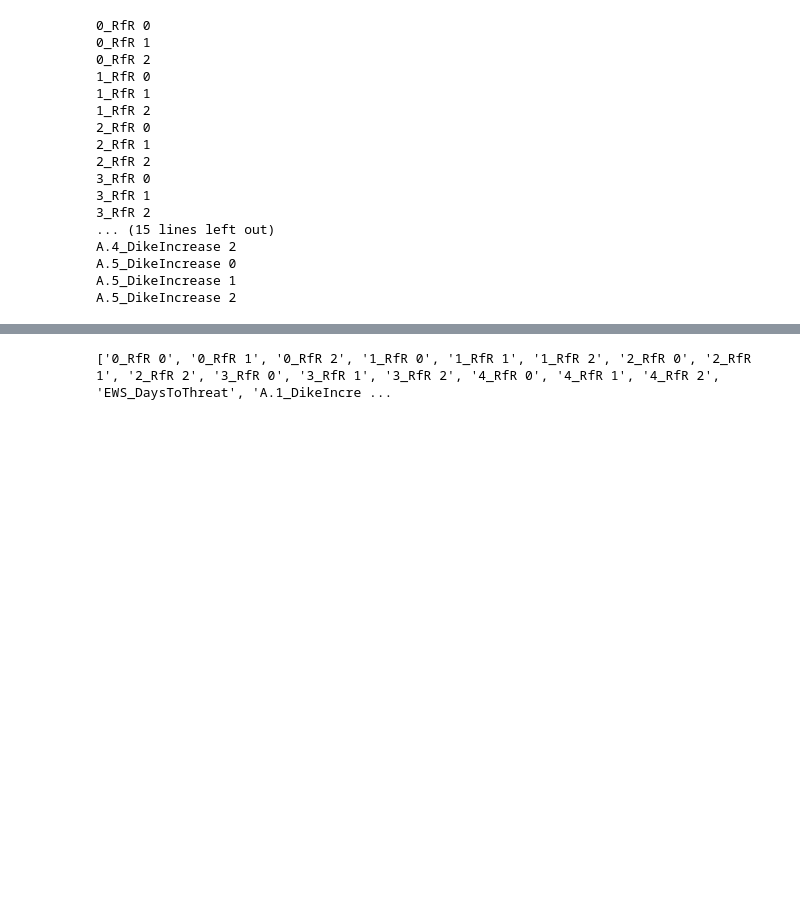
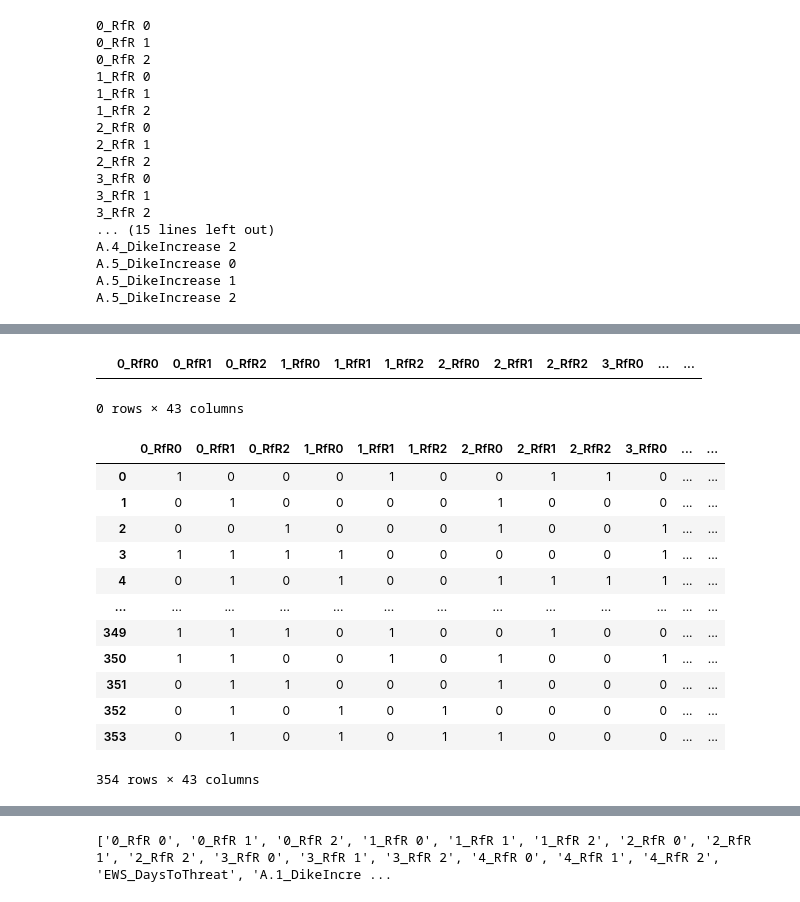
Before and after one commit to DvdhEPA/EMAworkbench, a Jupyter notebook: final assignment/optimization.ipynb, the cells around one changed output, grey strips where cells are left out. Saved outputs shown, nothing was run; the diff lists cells and outputs as text; code cells hidden in the pictures; blank space fills up the shorter version.

```diff
--- a/final assignment/optimization.ipynb
+++ b/final assignment/optimization.ipynb
@@ -188,3 +204,24 @@ archives
+# %%
+archives[0]
+# %% [output]
+|  | 0_RfR0 | 0_RfR1 | 0_RfR2 | 1_RfR0 | 1_RfR1 | 1_RfR2 | 2_RfR0 | 2_RfR1 | 2_RfR2 | 3_RfR0 | ... | ... |
+0 rows × 43 columns
+# %%
+archives[1000]
+# %% [output]
+|  | 0_RfR0 | 0_RfR1 | 0_RfR2 | 1_RfR0 | 1_RfR1 | 1_RfR2 | 2_RfR0 | 2_RfR1 | 2_RfR2 | 3_RfR0 | ... | ... |
+| 0 | 1 | 0 | 0 | 0 | 1 | 0 | 0 | 1 | 1 | 0 | ... | ... |
+| 1 | 0 | 1 | 0 | 0 | 0 | 0 | 1 | 0 | 0 | 0 | ... | ... |
+| 2 | 0 | 0 | 1 | 0 | 0 | 0 | 1 | 0 | 0 | 1 | ... | ... |
+| 3 | 1 | 1 | 1 | 1 | 0 | 0 | 0 | 0 | 0 | 1 | ... | ... |
+| 4 | 0 | 1 | 0 | 1 | 0 | 0 | 1 | 1 | 1 | 1 | ... | ... |
+| ... | ... | ... | ... | ... | ... | ... | ... | ... | ... | ... | ... | ... |
+| 349 | 1 | 1 | 1 | 0 | 1 | 0 | 0 | 1 | 0 | 0 | ... | ... |
+| 350 | 1 | 1 | 0 | 0 | 1 | 0 | 1 | 0 | 0 | 1 | ... | ... |
+| 351 | 0 | 1 | 1 | 0 | 0 | 0 | 1 | 0 | 0 | 0 | ... | ... |
+| 352 | 0 | 1 | 0 | 1 | 0 | 1 | 0 | 0 | 0 | 0 | ... | ... |
+| 353 | 0 | 1 | 0 | 1 | 0 | 1 | 1 | 0 | 0 | 0 | ... | ... |
+354 rows × 43 columns
 # %%
 # Just take one archive (e.g., 100 evaluations)
 sample_archive = archives[0]
```
Also changed, not shown: parts of 33 cells of this notebook.
